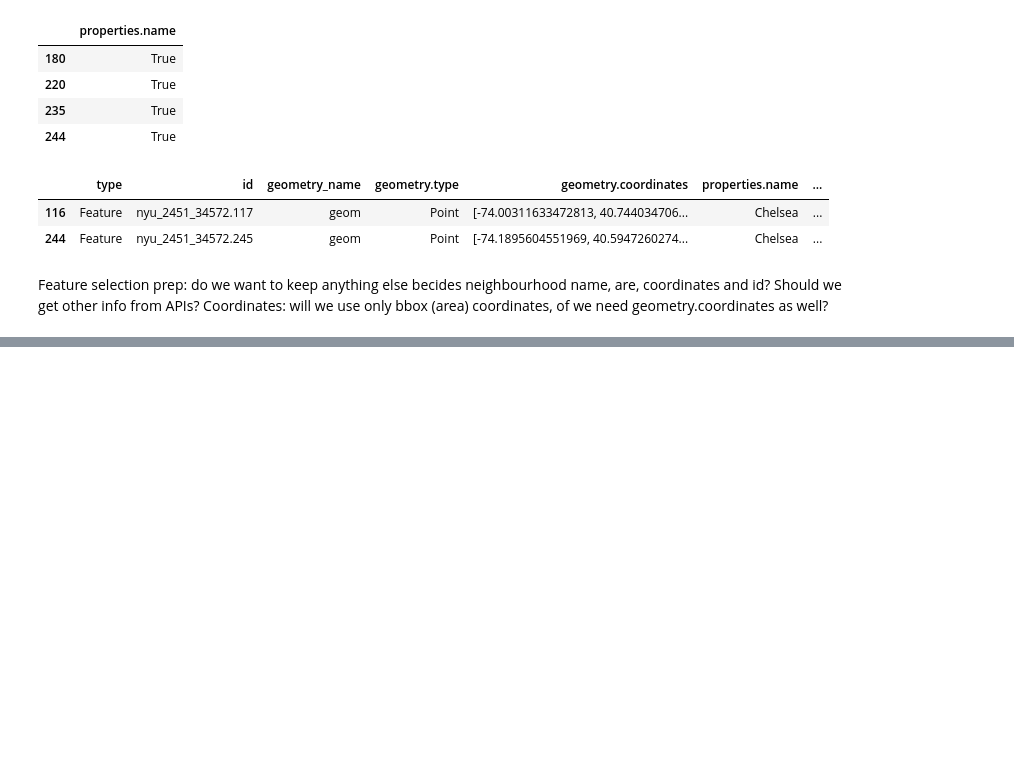
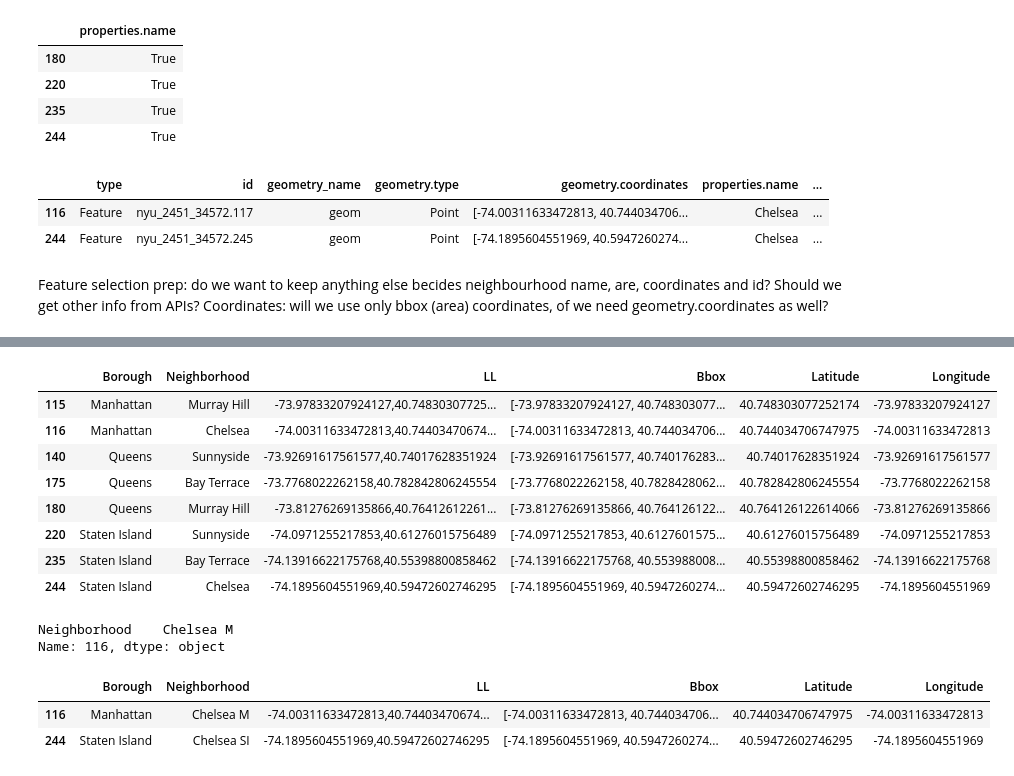
Before and after one commit to LightBeacon/Mid-Term-Project, a Jupyter notebook: Neighborhoods_initial_data.ipynb, the cells around one changed output, grey strips where cells are left out. Drawn from its saved outputs; the diff is of its cells as text; code cells hidden in the pictures; blank space fills up the shorter version.

```diff
--- a/Nyc_Geo_to_df.ipynb
+++ b/Neighborhoods_initial_data.ipynb
@@ -125,0 +224,14 @@ Coordinates: will we use only bbox (area) coordinates, of we need geometry.coord
+# %%
+#Detect neighborhoods with same name but within different boroughs
+duplicates = nbhoods["Neighborhood"]
+nbhoods[duplicates.isin(duplicates[duplicates.duplicated()])]
+# %% [output]
+|  | Borough | Neighborhood | LL | Bbox | Latitude | Longitude |
+| 115 | Manhattan | Murray Hill | -73.97833207924127,40.74830307725... | [-73.97833207924127, 40.748303077... | 40.748303077252174 | -73.97833207924127 |
+| 116 | Manhattan | Chelsea | -74.00311633472813,40.74403470674... | [-74.00311633472813, 40.744034706... | 40.744034706747975 | -74.00311633472813 |
+| 140 | Queens | Sunnyside | -73.92691617561577,40.74017628351924 | [-73.92691617561577, 40.740176283... | 40.74017628351924 | -73.92691617561577 |
+| 175 | Queens | Bay Terrace | -73.7768022262158,40.782842806245554 | [-73.7768022262158, 40.7828428062... | 40.782842806245554 | -73.7768022262158 |
+| 180 | Queens | Murray Hill | -73.81276269135866,40.76412612261... | [-73.81276269135866, 40.764126122... | 40.764126122614066 | -73.81276269135866 |
+| 220 | Staten Island | Sunnyside | -74.0971255217853,40.61276015756489 | [-74.0971255217853, 40.6127601575... | 40.61276015756489 | -74.0971255217853 |
+| 235 | Staten Island | Bay Terrace | -74.13916622175768,40.55398800858462 | [-74.13916622175768, 40.553988008... | 40.55398800858462 | -74.13916622175768 |
+| 244 | Staten Island | Chelsea | -74.1895604551969,40.59472602746295 | [-74.1895604551969, 40.5947260274... | 40.59472602746295 | -74.1895604551969 |
@@ -125,0 +250,11 @@ Coordinates: will we use only bbox (area) coordinates, of we need geometry.coord
+# %%
+nbhoods_new.loc[116, ['Neighborhood']]
+# %% [output]
+Neighborhood    Chelsea M
+Name: 116, dtype: object
+# %%
+nbhoods_new[nbhoods_new['Neighborhood'].str.contains('Chelsea')]
+# %% [output]
+|  | Borough | Neighborhood | LL | Bbox | Latitude | Longitude |
+| 116 | Manhattan | Chelsea M | -74.00311633472813,40.74403470674... | [-74.00311633472813, 40.744034706... | 40.744034706747975 | -74.00311633472813 |
+| 244 | Staten Island | Chelsea SI | -74.1895604551969,40.59472602746295 | [-74.1895604551969, 40.5947260274... | 40.59472602746295 | -74.1895604551969 |
```
Also changed, not shown: parts of 16 cells of this notebook, 6 other files.
